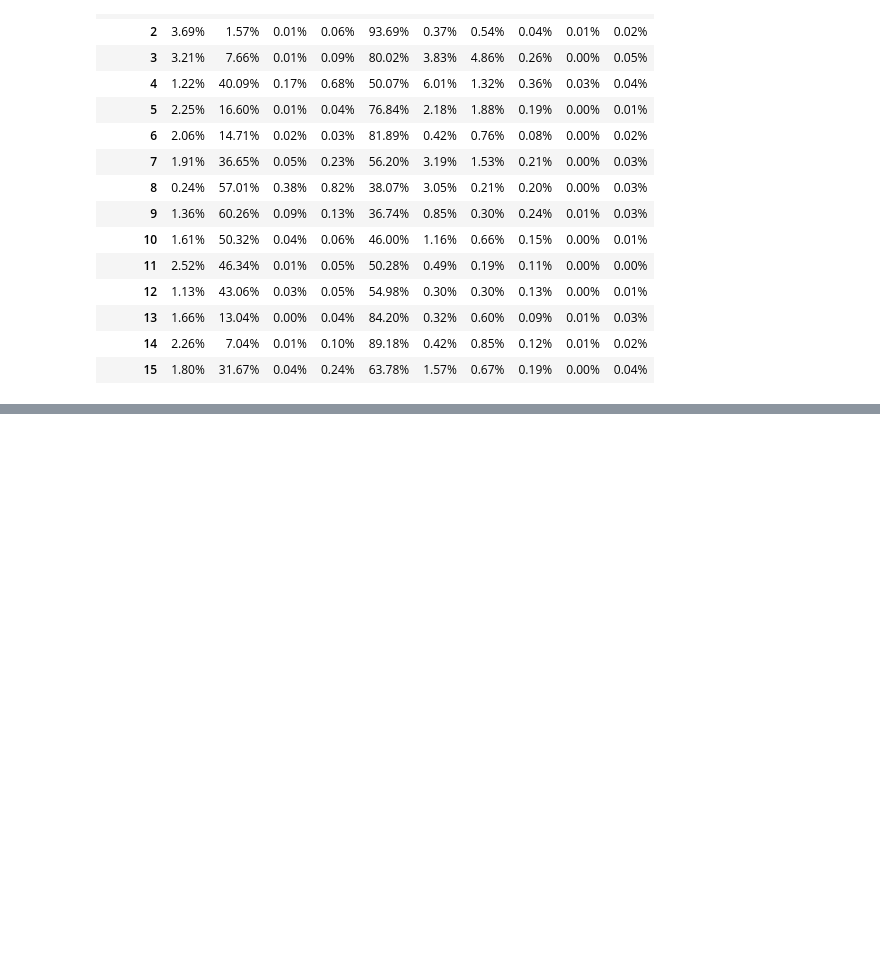
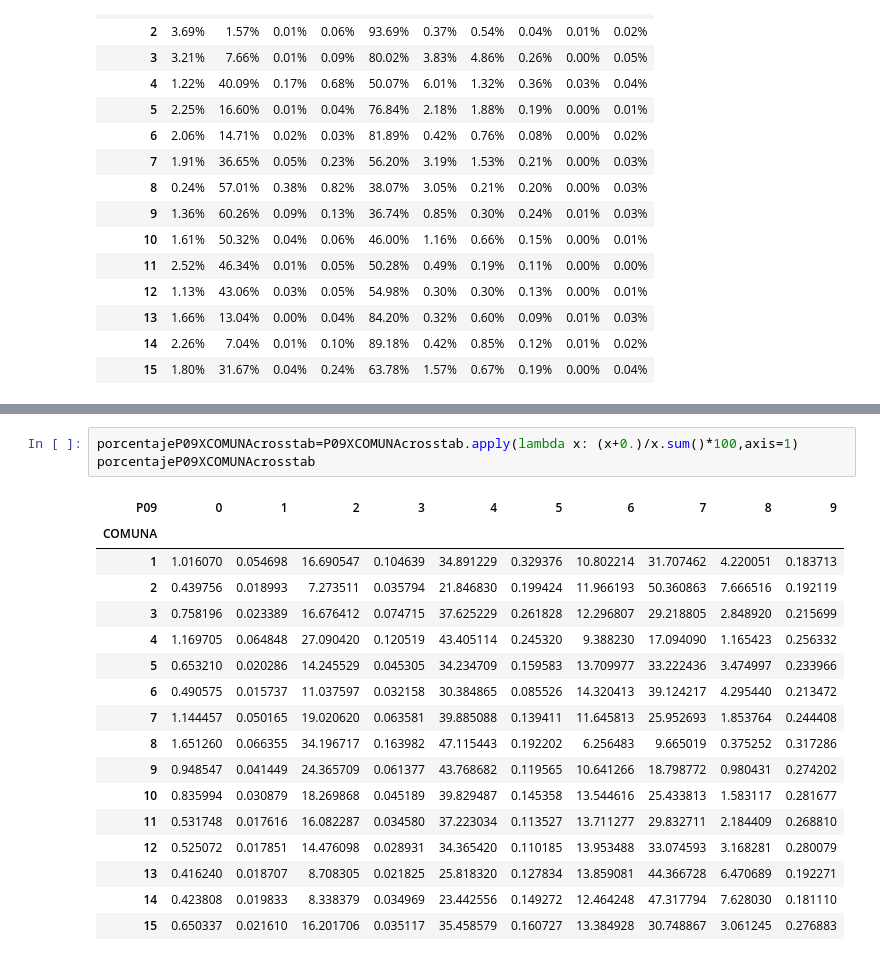
Before and after one commit to miller862/GRUPO_GANADOR, a Jupyter notebook: PRESENTACION.ipynb, the cells around one changed output, grey strips where cells are left out. Drawn from its saved outputs; the diff is of its cells as text; blank space fills up the shorter version.

```diff
--- a/PRESENTACION.ipynb
+++ b/PRESENTACION.ipynb
@@ -756,0 +965,21 @@ formatoporcentajeV01XCOMUNAcrosstab.style.format("{:.2%}")
+# %%
+porcentajeP09XCOMUNAcrosstab=P09XCOMUNAcrosstab.apply(lambda x: (x+0.)/x.sum()*100,axis=1)
+porcentajeP09XCOMUNAcrosstab
+# %% [output]
+| P09 | 0 | 1 | 2 | 3 | 4 | 5 | 6 | 7 | 8 | 9 |
+| COMUNA |  |  |  |  |  |  |  |  |  |  |
+| 1 | 1.016070 | 0.054698 | 16.690547 | 0.104639 | 34.891229 | 0.329376 | 10.802214 | 31.707462 | 4.220051 | 0.183713 |
+| 2 | 0.439756 | 0.018993 | 7.273511 | 0.035794 | 21.846830 | 0.199424 | 11.966193 | 50.360863 | 7.666516 | 0.192119 |
+| 3 | 0.758196 | 0.023389 | 16.676412 | 0.074715 | 37.625229 | 0.261828 | 12.296807 | 29.218805 | 2.848920 | 0.215699 |
+| 4 | 1.169705 | 0.064848 | 27.090420 | 0.120519 | 43.405114 | 0.245320 | 9.388230 | 17.094090 | 1.165423 | 0.256332 |
+| 5 | 0.653210 | 0.020286 | 14.245529 | 0.045305 | 34.234709 | 0.159583 | 13.709977 | 33.222436 | 3.474997 | 0.233966 |
+| 6 | 0.490575 | 0.015737 | 11.037597 | 0.032158 | 30.384865 | 0.085526 | 14.320413 | 39.124217 | 4.295440 | 0.213472 |
+| 7 | 1.144457 | 0.050165 | 19.020620 | 0.063581 | 39.885088 | 0.139411 | 11.645813 | 25.952693 | 1.853764 | 0.244408 |
+| 8 | 1.651260 | 0.066355 | 34.196717 | 0.163982 | 47.115443 | 0.192202 | 6.256483 | 9.665019 | 0.375252 | 0.317286 |
+| 9 | 0.948547 | 0.041449 | 24.365709 | 0.061377 | 43.768682 | 0.119565 | 10.641266 | 18.798772 | 0.980431 | 0.274202 |
+| 10 | 0.835994 | 0.030879 | 18.269868 | 0.045189 | 39.829487 | 0.145358 | 13.544616 | 25.433813 | 1.583117 | 0.281677 |
+| 11 | 0.531748 | 0.017616 | 16.082287 | 0.034580 | 37.223034 | 0.113527 | 13.711277 | 29.832711 | 2.184409 | 0.268810 |
+| 12 | 0.525072 | 0.017851 | 14.476098 | 0.028931 | 34.365420 | 0.110185 | 13.953488 | 33.074593 | 3.168281 | 0.280079 |
+| 13 | 0.416240 | 0.018707 | 8.708305 | 0.021825 | 25.818320 | 0.127834 | 13.859081 | 44.366728 | 6.470689 | 0.192271 |
+| 14 | 0.423808 | 0.019833 | 8.338379 | 0.034969 | 23.442556 | 0.149272 | 12.464248 | 47.317794 | 7.628030 | 0.181110 |
+| 15 | 0.650337 | 0.021610 | 16.201706 | 0.035117 | 35.458579 | 0.160727 | 13.384928 | 30.748867 | 3.061245 | 0.276883 |
```
Also changed, not shown: parts of 57 cells of this notebook.
